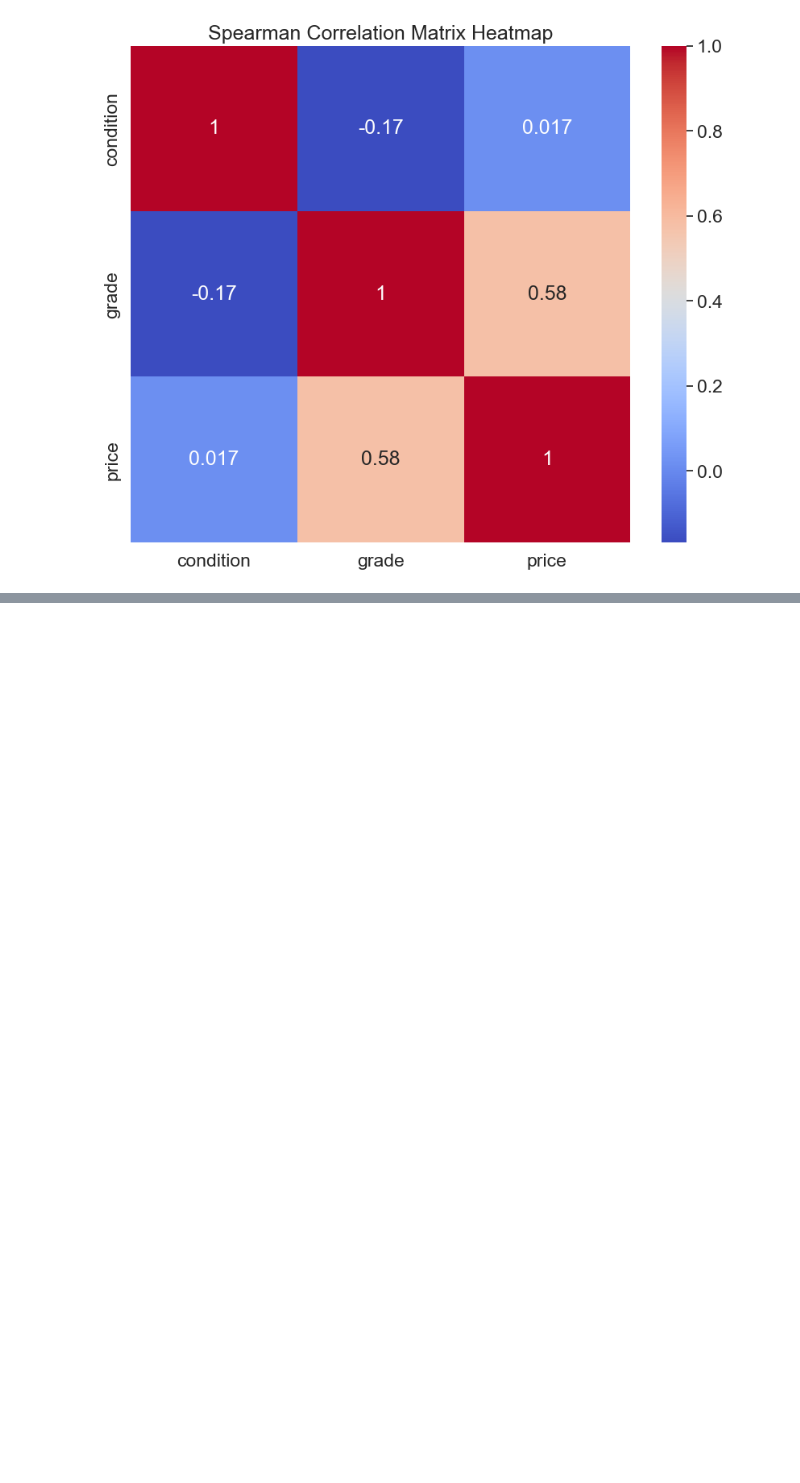
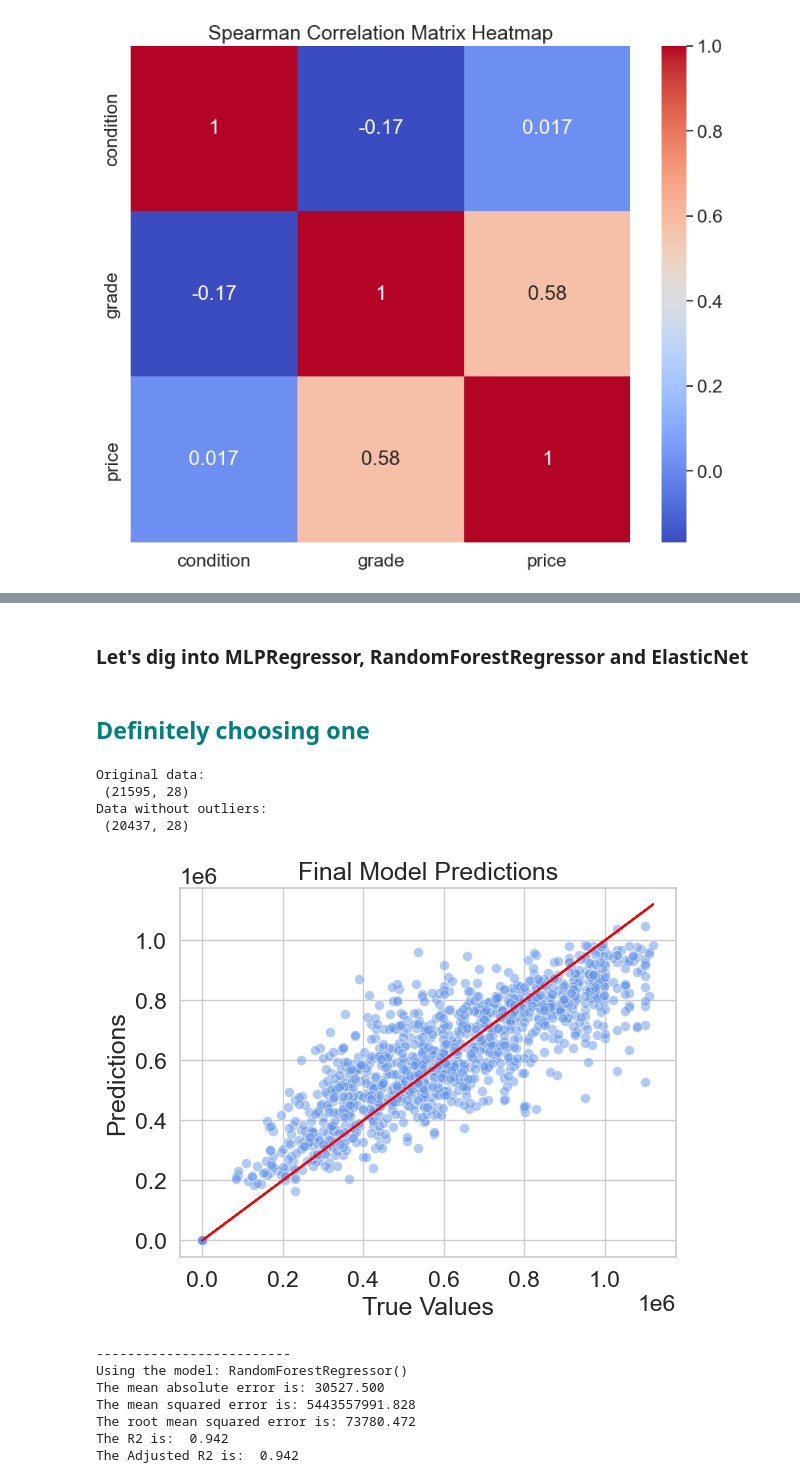
Before and after one commit to jesus-jpeg/patent-pending, a Jupyter notebook: 03_python_scripts/05_improving_the_model.ipynb, the cells around one changed output, grey strips where cells are left out. Saved outputs shown, nothing was run; the diff lists cells and outputs as text; code cells hidden in the pictures; blank space fills up the shorter version.

```diff
--- a/03_python_scripts/05_improving_the_model.ipynb
+++ b/03_python_scripts/05_improving_the_model.ipynb
@@ -356,2 +354,0 @@ cleaned.update(house_features)
-# %%
-df4 = cleaned
@@ -392,0 +444,2 @@ print("MAE = ", round(MAE_3, 4))
+# %% [markdown]
+### Let's dig into MLPRegressor, RandomForestRegressor and ElasticNet
@@ -392,0 +455,65 @@ print("MAE = ", round(MAE_3, 4))
+# %% [markdown]
+<h2 style="color: #008080;">Definitely choosing one</h2>
+# %%
+# Apply the remove_outliers_iqr function to the 'column1' and 'column2' columns with a threshold of 1.5
+df5 = remove_outliers_iqr(df4, ['price'], threshold=1.5)
+
+# Print the results
+print('Original data:\n', df4.shape)
+print('Data without outliers:\n', df5.shape)
+# %% [output]
+Original data:
+ (21595, 28)
+Data without outliers:
+ (20437, 28)
+# %%
+X = df5.drop("price", axis=1)
+y = df5["price"]
+
+# Normalizing the data
+scaler = StandardScaler()
+X_scaled = scaler.fit_transform(X)
+X_scaled = pd.DataFrame(X_scaled, columns=X.columns)
+
+# Split data into training and testing sets
+X_train, X_test, y_train, y_test = train_test_split(X_scaled, y, test_size=0.2, random_state=42)
+# %%
+FinalModel = RandomForestRegressor()
+FinalModel.fit(X_train, y_train)
+Predictions=FinalModel.predict(X_test)
+# %%
+sns.set_style('whitegrid')
+# plot the predictions
+sns.scatterplot(x=y_test, y=Predictions, s=50, alpha=0.5, color='cornflowerblue')
+
+# plot the ideal predictions line
+plt.plot(y_test, y_test, color='red', linestyle='-')
+
+# set the title and labels
+plt.title('Final Model Predictions')
+plt.xlabel('True Values')
+plt.ylabel('Predictions')
+
+plt.show()
+
+MAE = mean_absolute_error(y_test,Predictions)
+MSE = mean_squared_error(y_test,Predictions)
+RMSE = np.sqrt(MSE)
+R2 = r2_score(y_test,Predictions)
+R2_adj = 1 - (1-R2)*(len(y_test)-1)/(len(y_test)-X_test.shape[1]-1)
+print("-------------------------")
+print('\033[1m' + "Using the model: " + str(FinalModel) + '\033[0m')
+print("The mean absolute error is: %6.3f" % (MAE))
+print("The mean squared error is: %6.3f" % (MSE))
+print("The root mean squared error is: %6.3f" % (RMSE))
+print("The R2 is: %6.3f" % (R2))
+print("The Adjusted R2 is: %6.3f" % (R2_adj))
+# %% [output]
+[figure, added]
+-------------------------
+Using the model: RandomForestRegressor()
+The mean absolute error is: 30527.500
+The mean squared error is: 5443557991.828
+The root mean squared error is: 73780.472
+The R2 is:  0.942
+The Adjusted R2 is:  0.942
```
Also changed, not shown: parts of 33 cells of this notebook, 1 other file.
